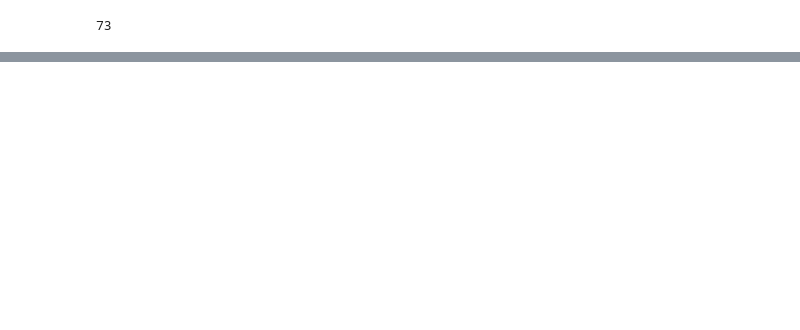
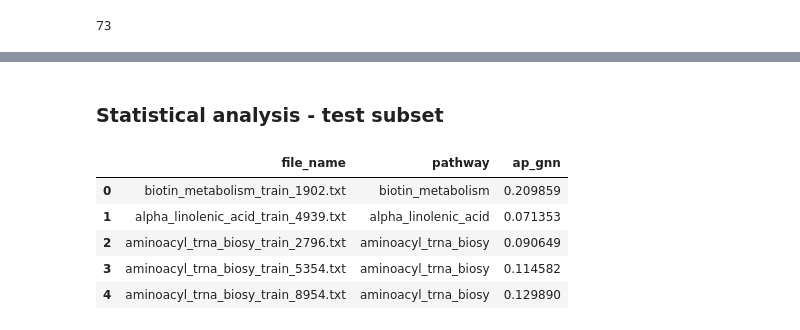
Before and after one commit to sumedhars/csc7901-ml-capstone, a Jupyter notebook: z-code-evaluation/compare_gnn_oi2.ipynb, the cells around one changed output, grey strips where cells are left out. Cells and saved outputs as stored; diff of their text form; code cells hidden in the pictures; blank space fills up the shorter version.

```diff
--- a/z-code-evaluation/compare_gnn_oi2.ipynb
+++ b/z-code-evaluation/compare_gnn_oi2.ipynb
@@ -198,0 +197,15 @@ plt.show()
+# %% [markdown]
+### Statistical analysis - test subset
+# %%
+gnn_test_df = test_prcs[['file_name','pathway','average_precision']].rename(
+    columns={'average_precision':'ap_gnn'}
+)
+
+gnn_test_df.head()
+# %% [output]
+|  | file_name | pathway | ap_gnn |
+| 0 | biotin_metabolism_train_1902.txt | biotin_metabolism | 0.209859 |
+| 1 | alpha_linolenic_acid_train_4939.txt | alpha_linolenic_acid | 0.071353 |
+| 2 | aminoacyl_trna_biosy_train_2796.txt | aminoacyl_trna_biosy | 0.090649 |
+| 3 | aminoacyl_trna_biosy_train_5354.txt | aminoacyl_trna_biosy | 0.114582 |
+| 4 | aminoacyl_trna_biosy_train_8954.txt | aminoacyl_trna_biosy | 0.129890 |
```
Also changed, not shown: parts of 11 cells of this notebook.
